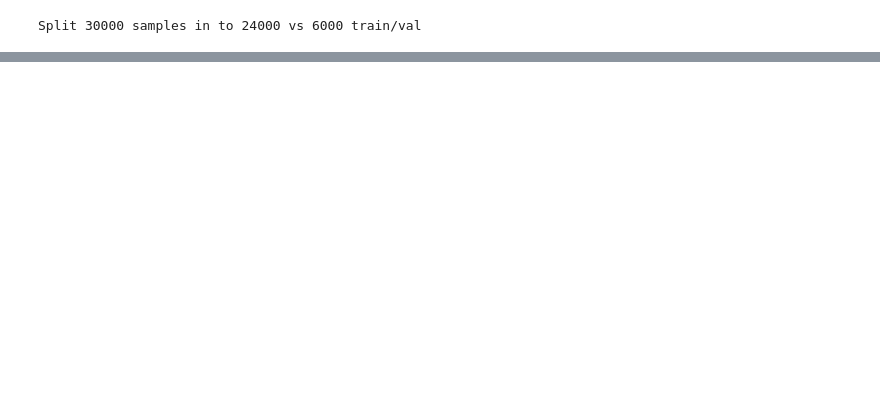
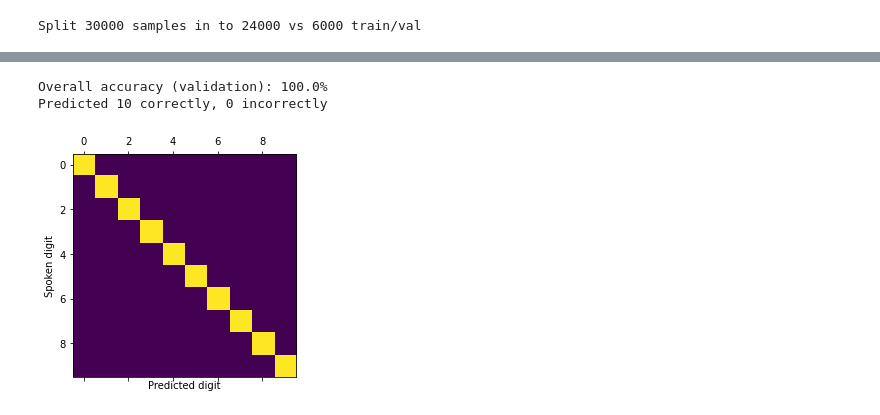
Before and after one commit to tarolangner/audio_deep_learning, a Jupyter notebook: digit_classification.ipynb, the cells around one changed output, grey strips where cells are left out. Cells and saved outputs as stored; diff of their text form; code cells hidden in the pictures; blank space fills up the shorter version.

Commit message:
Updated with bug fix and test results

```diff
--- a/digit_classification.ipynb
+++ b/digit_classification.ipynb
@@ -367,0 +349,12 @@ Predicted 5970 correctly, 30 incorrectly
+# %%
+### Load test cases
+paths_wav_test = np.array([f"{idx}.wav" for idx in range(10)])
+labels_test = np.arange(10)
+
+loader_test = get_data_loader(paths_wav_test, labels_test, stft_param, B=1, do_shuffle=False, do_augment=False)
+# %%
+evaluate(net, loader_test)
+# %% [output]
+Overall accuracy (validation): 100.0%
+Predicted 10 correctly, 0 incorrectly
+[figure, added]
```
Also changed, not shown: parts of 15 cells of this notebook.
